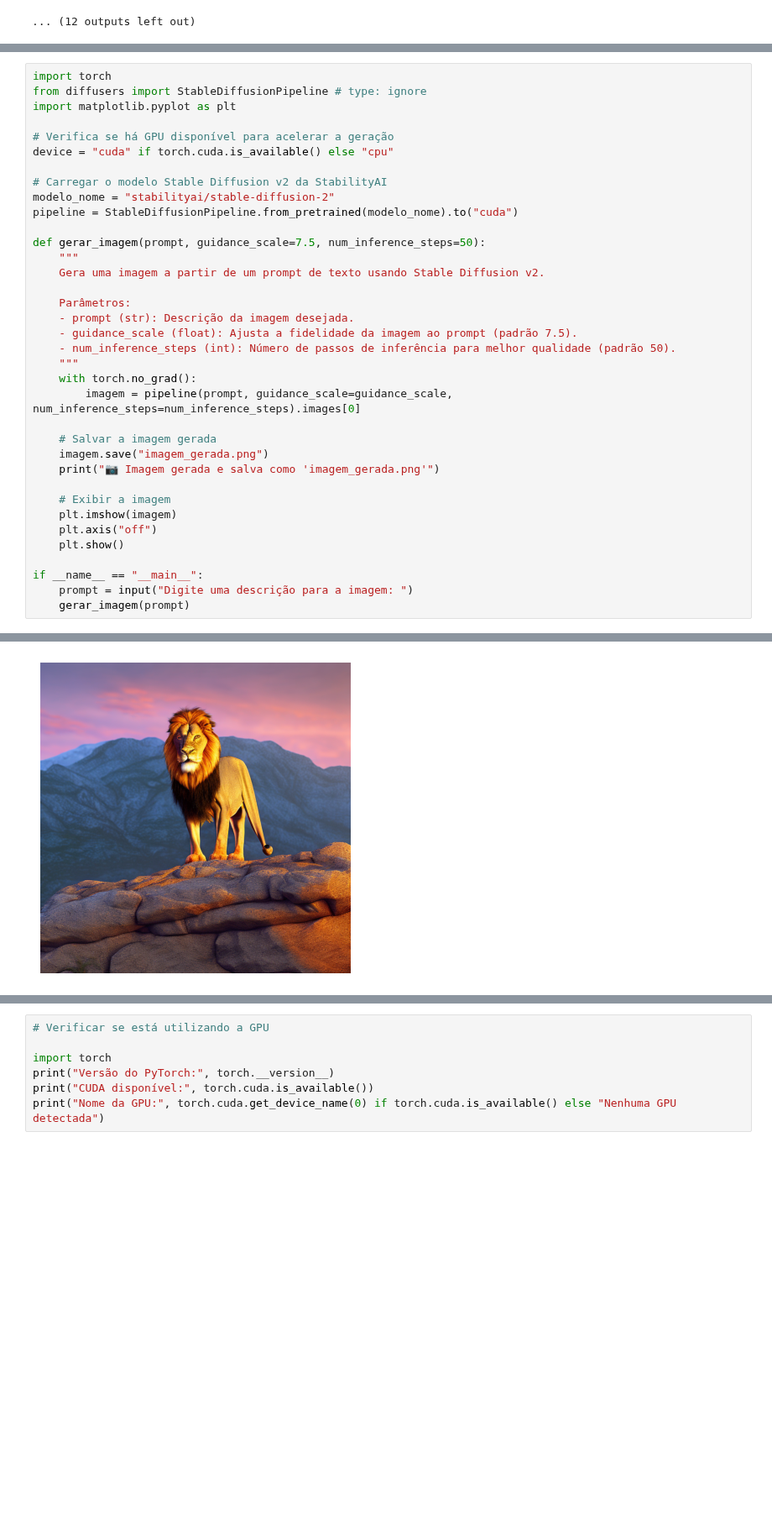
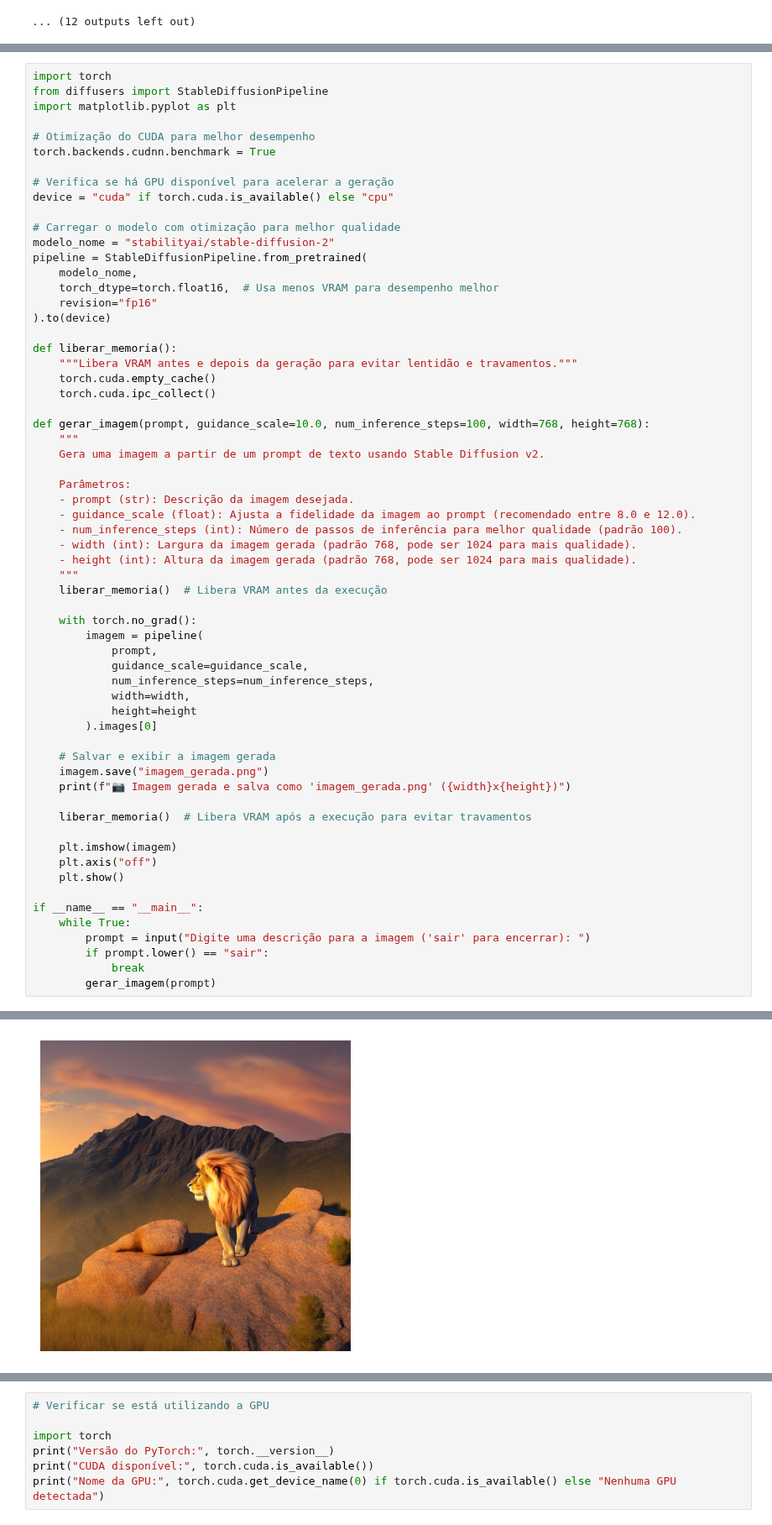
Before and after one commit to jonathan953/ModelosMachineLearning, a Jupyter notebook: Classificação/Redes Neurais/GAN.ipynb, the cells around one changed output, grey strips where cells are left out. Shown at 84% size. Saved outputs shown, nothing was run; the diff lists cells and outputs as text; blank space fills up the shorter version.

```diff
--- a/Classificação/Redes Neurais/GAN.ipynb
+++ b/Classificação/Redes Neurais/GAN.ipynb
@@ -268,38 +275,64 @@ Saída:
 Este projeto segue a licença do modelo **Stable Diffusion** e da biblioteca **diffusers** da Hugging Face.
 # %%
 import torch
-from diffusers import StableDiffusionPipeline # type: ignore
+from diffusers import StableDiffusionPipeline
 import matplotlib.pyplot as plt
+
+# Otimização do CUDA para melhor desempenho
+torch.backends.cudnn.benchmark = True
 
 # Verifica se há GPU disponível para acelerar a geração
 device = "cuda" if torch.cuda.is_available() else "cpu"
 
-# Carregar o modelo Stable Diffusion v2 da StabilityAI
+# Carregar o modelo com otimização para melhor qualidade
 modelo_nome = "stabilityai/stable-diffusion-2"
-pipeline = StableDiffusionPipeline.from_pretrained(modelo_nome).to("cuda")
+pipeline = StableDiffusionPipeline.from_pretrained(
+    modelo_nome,
+    torch_dtype=torch.float16,  # Usa menos VRAM para desempenho melhor
+    revision="fp16"
+).to(device)
 
-def gerar_imagem(prompt, guidance_scale=7.5, num_inference_steps=50):
+def liberar_memoria():
+    """Libera VRAM antes e depois da geração para evitar lentidão e travamentos."""
+    torch.cuda.empty_cache()
+    torch.cuda.ipc_collect()
+
+def gerar_imagem(prompt, guidance_scale=10.0, num_inference_steps=100, width=768, height=768):
     """
     Gera uma imagem a partir de um prompt de texto usando Stable Diffusion v2.
 
     Parâmetros:
     - prompt (str): Descrição da imagem desejada.
-    - guidance_scale (float): Ajusta a fidelidade da imagem ao prompt (padrão 7.5).
-    - num_inference_steps (int): Número de passos de inferência para melhor qualidade (padrão 50).
+    - guidance_scale (float): Ajusta a fidelidade da imagem ao prompt (recomendado entre 8.0 e 12.0).
+    - num_inference_steps (int): Número de passos de inferência para melhor qualidade (padrão 100).
+    - width (int): Largura da imagem gerada (padrão 768, pode ser 1024 para mais qualidade).
+    - height (int): Altura da imagem gerada (padrão 768, pode ser 1024 para mais qualidade).
     """
+    liberar_memoria()  # Libera VRAM antes da execução
+
     with torch.no_grad():
-        imagem = pipeline(prompt, guidance_scale=guidance_scale, num_inference_steps=num_inference_steps).images[0]
+        imagem = pipeline(
+            prompt,
+            guidance_scale=guidance_scale,
+            num_inference_steps=num_inference_steps,
+            width=width,
+            height=height
+        ).images[0]
 
-    # Salvar a imagem gerada
+    # Salvar e exibir a imagem gerada
     imagem.save("imagem_gerada.png")
-    print("📷 Imagem gerada e salva como 'imagem_gerada.png'")
+    print(f"📷 Imagem gerada e salva como 'imagem_gerada.png' ({width}x{height})")
 
-    # Exibir a imagem
+    liberar_memoria()  # Libera VRAM após a execução para evitar travamentos
+
     plt.imshow(imagem)
     plt.axis("off")
     plt.show()
 
 if __name__ == "__main__":
-    prompt = input("Digite uma descrição para a imagem: ")
-    gerar_imagem(prompt)
+    while True:
+        prompt = input("Digite uma descrição para a imagem ('sair' para encerrar): ")
+        if prompt.lower() == "sair":
+            break
+        gerar_imagem(prompt)
 # %% [output]
@@ -307 +342 @@ if __name__ == "__main__":
-[figure, old version]
+[figure, new version]
```
Also changed, not shown: parts of 2 cells of this notebook, 1 other file.
